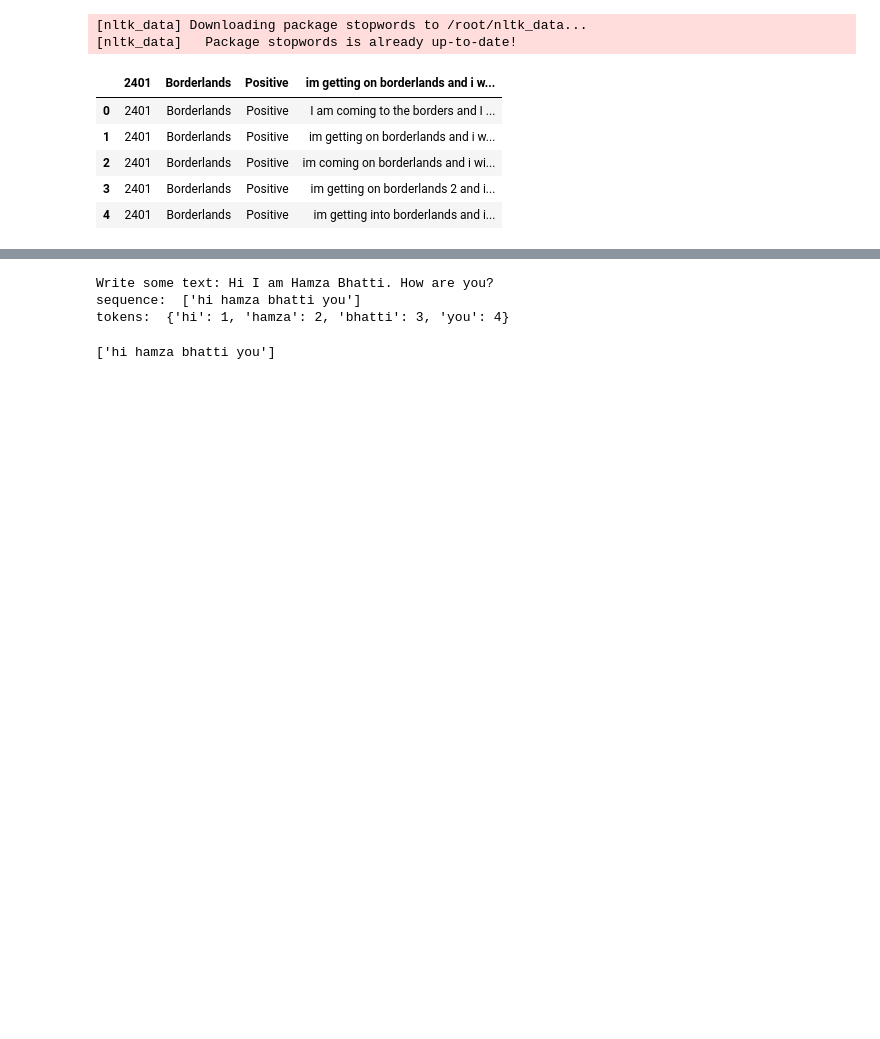
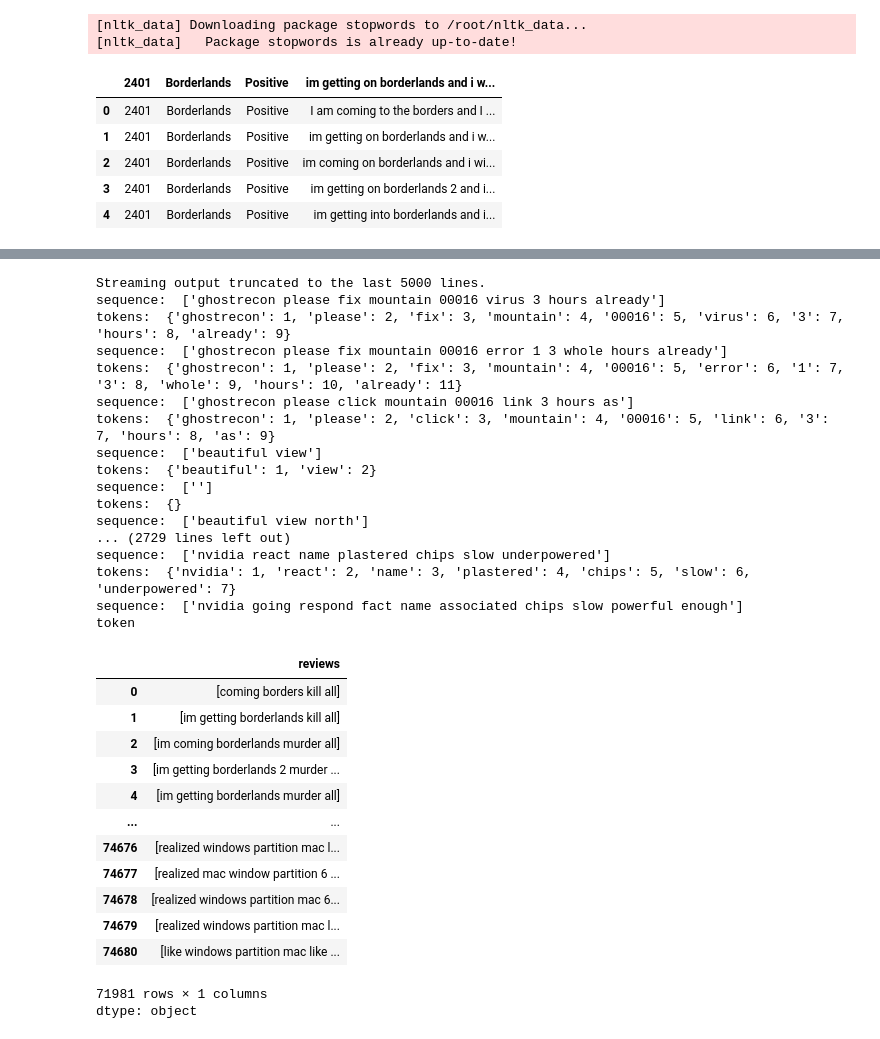
Before and after one commit to hamzabhatti143/Assinment-1-ghulshan-batch-14-, a Jupyter notebook: NLP_Preprocessing.ipynb, the cells around one changed output, grey strips where cells are left out. Saved outputs shown, nothing was run; the diff lists cells and outputs as text; code cells hidden in the pictures; blank space fills up the shorter version.

Commit message:
NLP Preprocessing With Token Aligns

```diff
--- a/NLP_Preprocessing.ipynb
+++ b/NLP_Preprocessing.ipynb
@@ -54,13 +61,38 @@ def token_divider(text):
   print("sequence: ", new_text)
   print("tokens: ", tok.word_index)
   return new_text
-# %%
-user_text = input("Write some text: ")
-
-text = text_preprocessor(user_text)
-token_divider(text)
-# %% [output]
-Write some text: Hi I am Hamza Bhatti. How are you?
-sequence:  ['hi hamza bhatti you']
-tokens:  {'hi': 1, 'hamza': 2, 'bhatti': 3, 'you': 4}
-['hi hamza bhatti you']
+# %%
+data.reviews = data.reviews.apply(text_preprocessor)
+data.reviews.apply(token_divider)
+# %% [output]
+Streaming output truncated to the last 5000 lines.
+sequence:  ['ghostrecon please fix mountain 00016 virus 3 hours already']
+tokens:  {'ghostrecon': 1, 'please': 2, 'fix': 3, 'mountain': 4, '00016': 5, 'virus': 6, '3': 7, 'hours': 8, 'already': 9}
+sequence:  ['ghostrecon please fix mountain 00016 error 1 3 whole hours already']
+tokens:  {'ghostrecon': 1, 'please': 2, 'fix': 3, 'mountain': 4, '00016': 5, 'error': 6, '1': 7, '3': 8, 'whole': 9, 'hours': 10, 'already': 11}
+sequence:  ['ghostrecon please click mountain 00016 link 3 hours as']
+tokens:  {'ghostrecon': 1, 'please': 2, 'click': 3, 'mountain': 4, '00016': 5, 'link': 6, '3': 7, 'hours': 8, 'as': 9}
+sequence:  ['beautiful view']
+tokens:  {'beautiful': 1, 'view': 2}
+sequence:  ['']
+tokens:  {}
+sequence:  ['beautiful view north']
+... (2729 lines left out)
+sequence:  ['nvidia react name plastered chips slow underpowered']
+tokens:  {'nvidia': 1, 'react': 2, 'name': 3, 'plastered': 4, 'chips': 5, 'slow': 6, 'underpowered': 7}
+sequence:  ['nvidia going respond fact name associated chips slow powerful enough']
+token
+|  | reviews |
+| 0 | [coming borders kill all] |
+| 1 | [im getting borderlands kill all] |
+| 2 | [im coming borderlands murder all] |
+| 3 | [im getting borderlands 2 murder ... |
+| 4 | [im getting borderlands murder all] |
+| ... | ... |
+| 74676 | [realized windows partition mac l... |
+| 74677 | [realized mac window partition 6 ... |
+| 74678 | [realized windows partition mac 6... |
+| 74679 | [realized windows partition mac l... |
+| 74680 | [like windows partition mac like ... |
+71981 rows × 1 columns
+dtype: object
```
Also changed, not shown: parts of 4 cells of this notebook.
